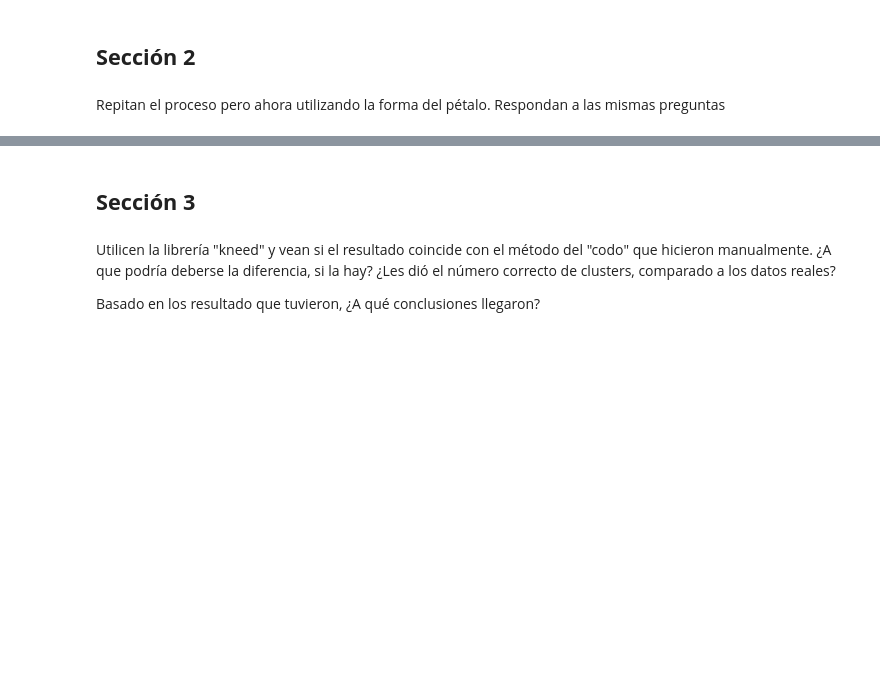
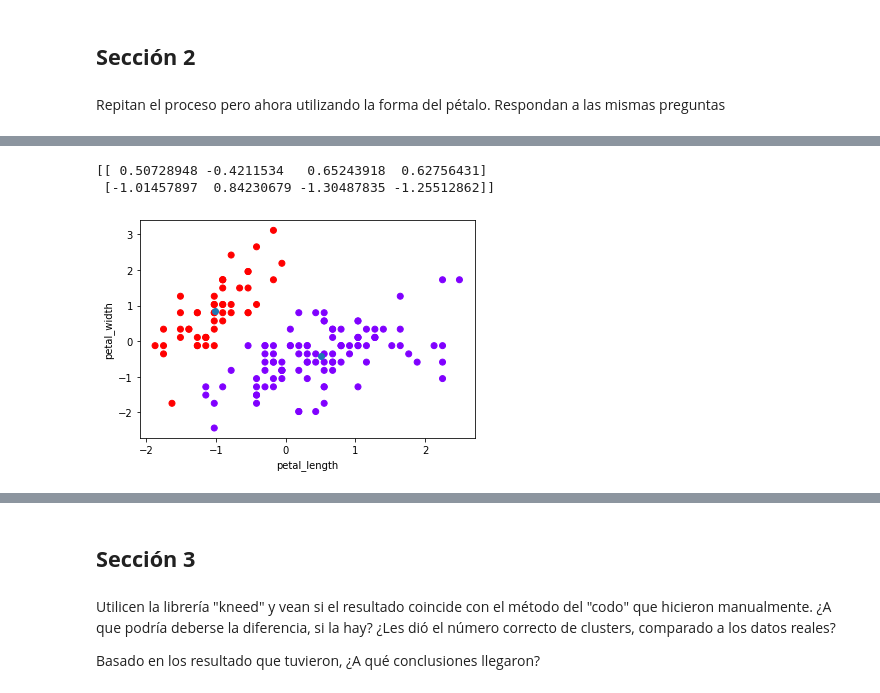
Before and after one commit to JPS4321/HT2-DM, a Jupyter notebook: HT2.ipynb, the cells around one changed output, grey strips where cells are left out. Drawn from its saved outputs; the diff is of its cells as text; code cells hidden in the pictures; blank space fills up the shorter version.

```diff
--- a/HT2.ipynb
+++ b/HT2.ipynb
@@ -221,0 +278,19 @@ Repitan el proceso pero ahora utilizando la forma del pétalo. Respondan a las m
+# %%
+## Utilizar KMeans Clustering para crear 2 clusters
+kmeans = KMeans(n_clusters=2)
+X = scaled_data2
+kmeans.fit(X)
+print(kmeans.cluster_centers_)
+
+import itertools
+
+# Graficar los clusters
+plt.scatter( X[:,0], X[:,1], c=kmeans.labels_, cmap='rainbow')
+plt.scatter(kmeans.cluster_centers_[:, 0], kmeans.cluster_centers_[:, 1])
+plt.ylabel('petal_width')
+plt.xlabel('petal_length')
+plt.show()
+# %% [output]
+[[ 0.50728948 -0.4211534   0.65243918  0.62756431]
+ [-1.01457897  0.84230679 -1.30487835 -1.25512862]]
+[figure, added]
```
Also changed, not shown: parts of 12 cells of this notebook.
